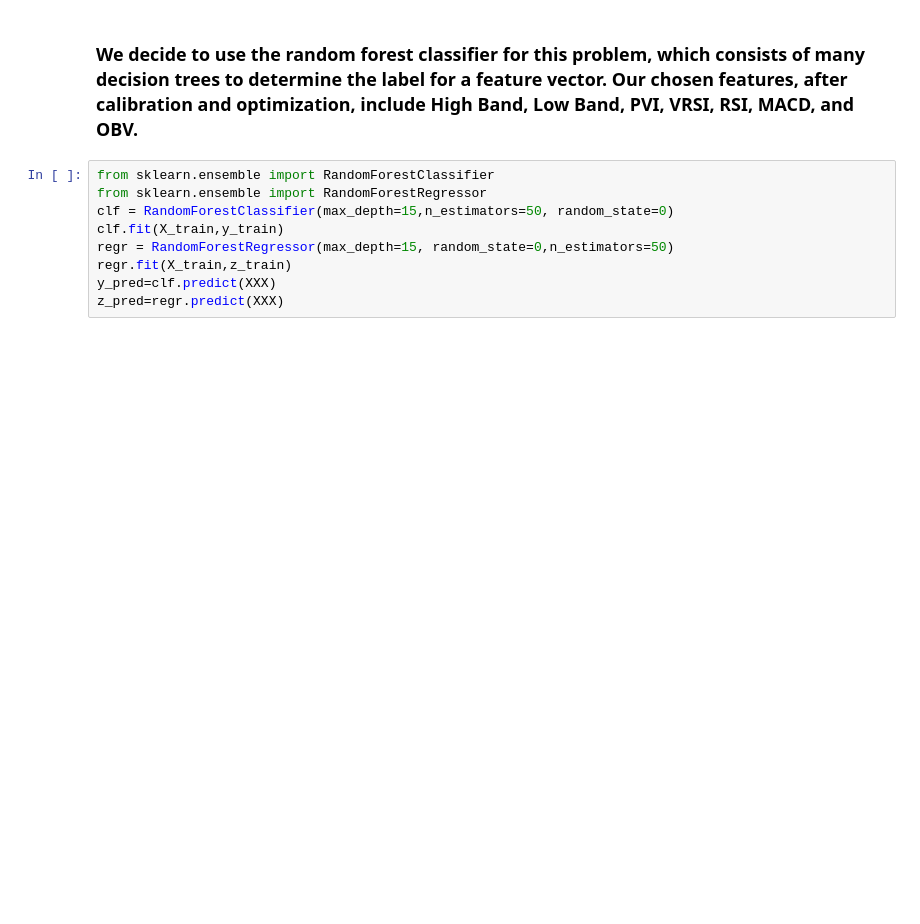
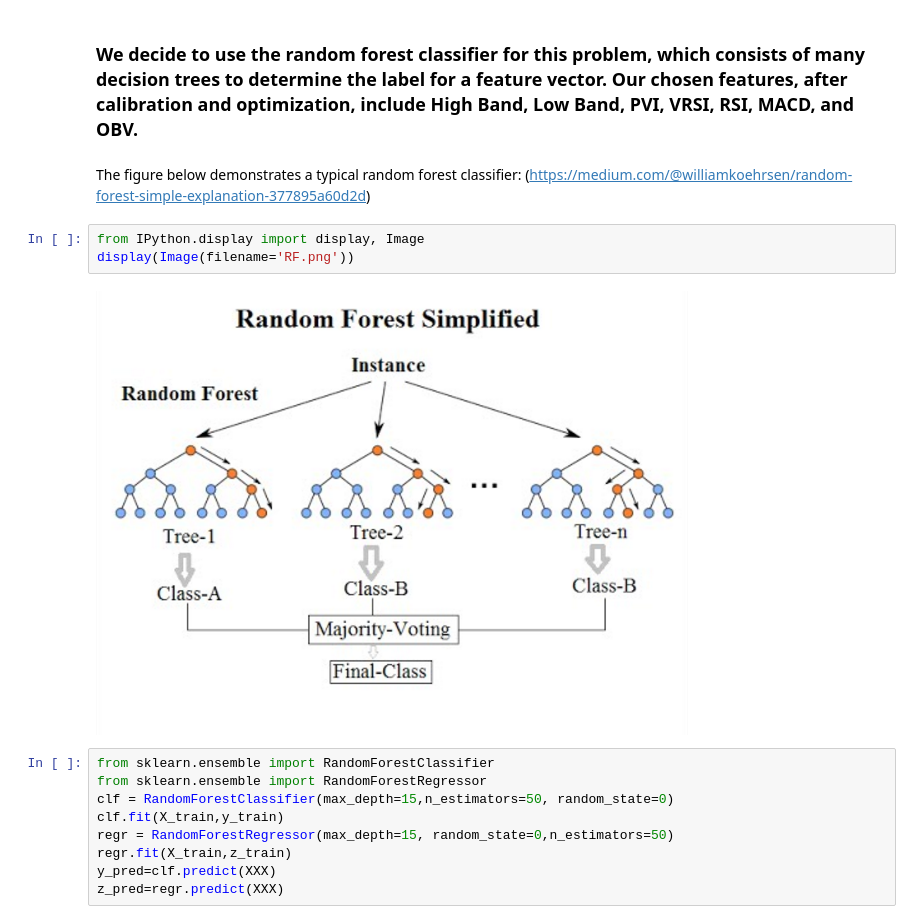
Before and after one commit to LaoKpa/QU_Datathon, a Jupyter notebook: QU Datathon--Random forest strategy based on technical indicators reconstructed from order book data.ipynb, the cells around one changed output. Cells and saved outputs as stored; diff of their text form; blank space fills up the shorter version.

```diff
--- a/QU Datathon--Random forest strategy based on technical indicators reconstructed from order book data.ipynb
+++ b/QU Datathon--Random forest strategy based on technical indicators reconstructed from order book data.ipynb
@@ -368,5 +368,12 @@ z_test = XX[80000:,-1]
 # %% [markdown]
 ### We decide to use the random forest classifier for this problem, which consists of many decision trees to determine the label for a feature vector. Our chosen features, after calibration and optimization, include High Band, Low Band, PVI, VRSI, RSI, MACD, and OBV.
+# %% [markdown]
+The figure below demonstrates a typical random forest classifier: (https://medium.com/@williamkoehrsen/random-forest-simple-explanation-377895a60d2d)
+# %%
+from IPython.display import display, Image
+display(Image(filename='RF.png'))
+# %% [output]
+[figure, added]
 # %%
 from sklearn.ensemble import RandomForestClassifier
 from sklearn.ensemble import RandomForestRegressor
```
Also changed, not shown: parts of 3 cells of this notebook.
